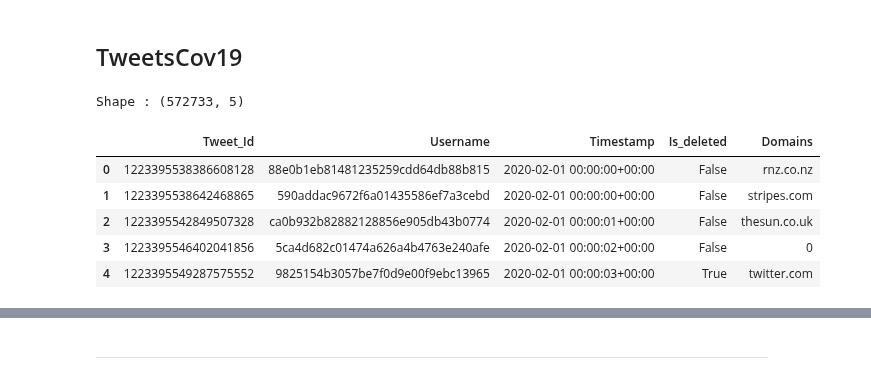
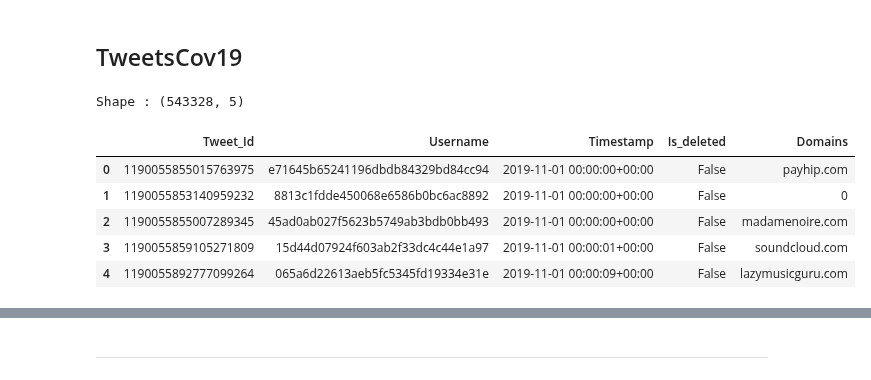
Before and after one commit to MoSamani/Deleted-Tweets, a Jupyter notebook: user_polarisiation/calculation_political_polarisation.ipynb, the cells around one changed output, grey strips where cells are left out. Cells and saved outputs as stored; diff of their text form; code cells hidden in the pictures.

```diff
--- a/user_polarisiation/calculation_political_polarisation.ipynb
+++ b/user_polarisiation/calculation_political_polarisation.ipynb
@@ -159,20 +159,20 @@ len(list_conservative_domains)
 # %% [markdown]
 ## TweetsCov19
 # %%
-path_tweetscov19 = '../data/df_tweetscov19_februar2020.tsv'
+path_tweetscov19 = '../data/df_tweetscov19_november2019.tsv'
 
 df_tweetscov19 = pd.read_csv(path_tweetscov19, sep='\t', error_bad_lines=False, names=['Tweet_Id', 'Username', 'Timestamp', 'Is_deleted', 'Domains'])
 
 print('Shape :', df_tweetscov19.shape)
 df_tweetscov19.head()
 # %% [output]
-Shape : (572733, 5)
+Shape : (543328, 5)
 |  | Tweet_Id | Username | Timestamp | Is_deleted | Domains |
-| 0 | 1223395538386608128 | 88e0b1eb81481235259cdd64db88b815 | 2020-02-01 00:00:00+00:00 | False | rnz.co.nz |
-| 1 | 1223395538642468865 | 590addac9672f6a01435586ef7a3cebd | 2020-02-01 00:00:00+00:00 | False | stripes.com |
-| 2 | 1223395542849507328 | ca0b932b82882128856e905db43b0774 | 2020-02-01 00:00:01+00:00 | False | thesun.co.uk |
-| 3 | 1223395546402041856 | 5ca4d682c01474a626a4b4763e240afe | 2020-02-01 00:00:02+00:00 | False | 0 |
-| 4 | 1223395549287575552 | 9825154b3057be7f0d9e00f9ebc13965 | 2020-02-01 00:00:03+00:00 | True | twitter.com |
+| 0 | 1190055855015763975 | e71645b65241196dbdb84329bd84cc94 | 2019-11-01 00:00:00+00:00 | False | payhip.com |
+| 1 | 1190055853140959232 | 8813c1fdde450068e6586b0bc6ac8892 | 2019-11-01 00:00:00+00:00 | False | 0 |
+| 2 | 1190055855007289345 | 45ad0ab027f5623b5749ab3bdb0bb493 | 2019-11-01 00:00:00+00:00 | False | madamenoire.com |
+| 3 | 1190055859105271809 | 15d44d07924f603ab2f33dc4c44e1a97 | 2019-11-01 00:00:01+00:00 | False | soundcloud.com |
+| 4 | 1190055892777099264 | 065a6d22613aeb5fc5345fd19334e31e | 2019-11-01 00:00:09+00:00 | False | lazymusicguru.com |
 # %%
 def get_number_of_liberal_domains(domains):
 
```
Also changed, not shown: parts of 17 cells of this notebook, 9 other files.
